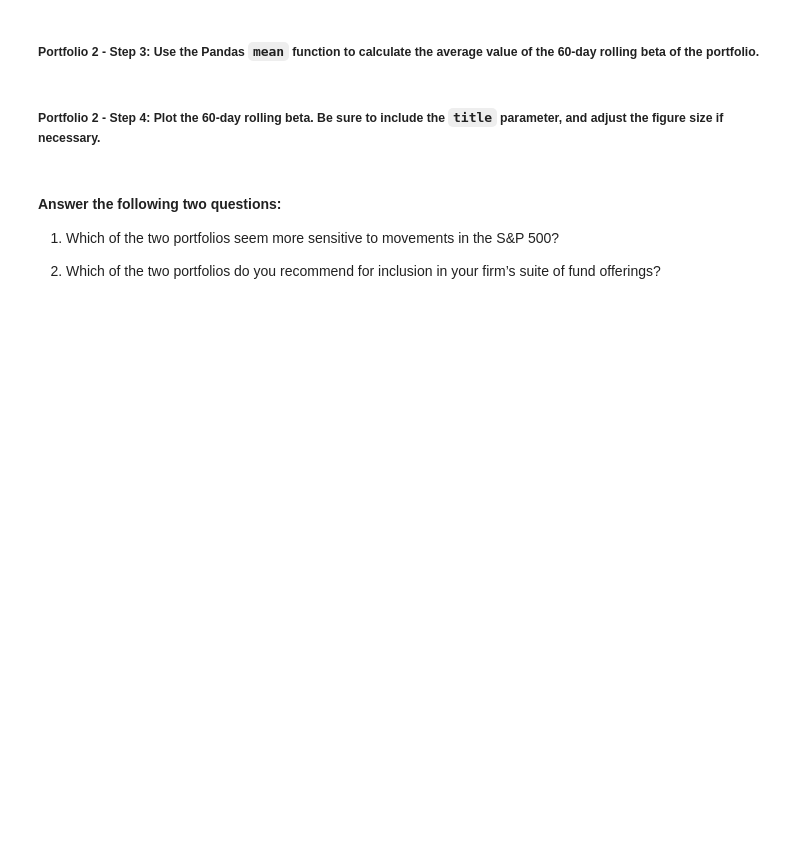
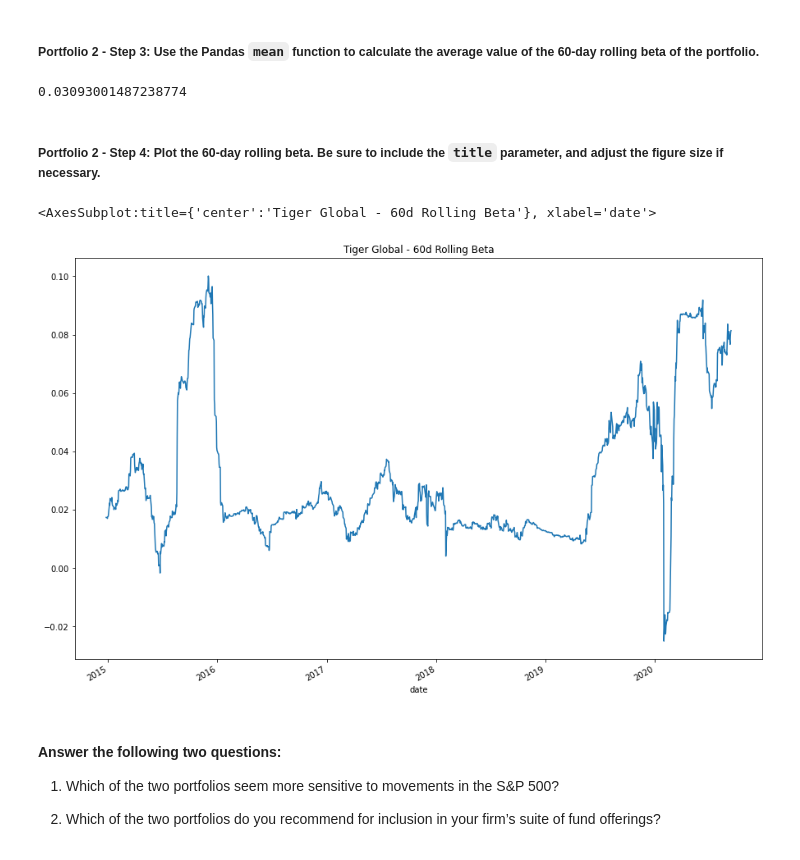
Before and after one commit to themelquiades/challenge_4_investment_analysis, a Jupyter notebook: risk_return_analysis.ipynb, the cells around one changed output. Cells and saved outputs as stored; diff of their text form; code cells hidden in the pictures; blank space fills up the shorter version.

```diff
--- a/risk_return_analysis.ipynb
+++ b/risk_return_analysis.ipynb
@@ -406,6 +442,8 @@ Your analysis is nearing completion. Now, you need to evaluate how the portfolio
 # %% [markdown]
 ##### Portfolio 2 - Step 1: Using the 60-day rolling window, the daily return data, and the S&P 500 returns, calculate the covariance. Review the last five rows of the covariance of the portfolio.
 # %%
+#TIGER
 # Calculate the covariance using a 60-day rolling window
 # Review the last five rows of the covariance data
-# YOUR CODE HERE
+tg_60d_cov = daily_returns["TIGER GLOBAL MANAGEMENT LLC"].rolling(window=60).cov(daily_returns["S&P 500"])
+tg_60d_cov.tail()
@@ -412,6 +458,8 @@ Your analysis is nearing completion. Now, you need to evaluate how the portfolio
 # %% [markdown]
 ##### Portfolio 2 - Step 2: Calculate the beta of the portfolio. To do that, divide the covariance of the portfolio by the variance of the S&P 500.
 # %%
+#TIGER
 # Calculate the beta based on the 60-day rolling covariance compared to the market (S&P 500)
 # Review the last five rows of the beta information
-# YOUR CODE HERE
+tg_60d_beta = tg_60d_cov/sp500_60d_var
+tg_60d_beta.tail()
@@ -418,14 +474,21 @@ Your analysis is nearing completion. Now, you need to evaluate how the portfolio
 # %% [markdown]
 ##### Portfolio 2 - Step 3: Use the Pandas `mean` function to calculate the average value of the 60-day rolling beta of the portfolio.
 # %%
+#TIGER
 # Calculate the average of the 60-day rolling beta
-# YOUR CODE HERE
+tg_60d_beta.mean()
+# %% [output]
+0.03093001487238774
 # %% [markdown]
 ##### Portfolio 2 - Step 4: Plot the 60-day rolling beta. Be sure to include the `title` parameter, and adjust the figure size if necessary.
 # %%
+#TIGER
 # Plot the rolling beta
 # Include a title parameter and adjust the figure size
-# YOUR CODE HERE
+tg_60d_beta.plot(title = "Tiger Global - 60d Rolling Beta", figsize = (15,10))
+# %% [output]
+<AxesSubplot:title={'center':'Tiger Global - 60d Rolling Beta'}, xlabel='date'>
+[figure, added]
 # %% [markdown]
 #### Answer the following two questions:
 
```
Also changed, not shown: parts of 9 cells of this notebook.
